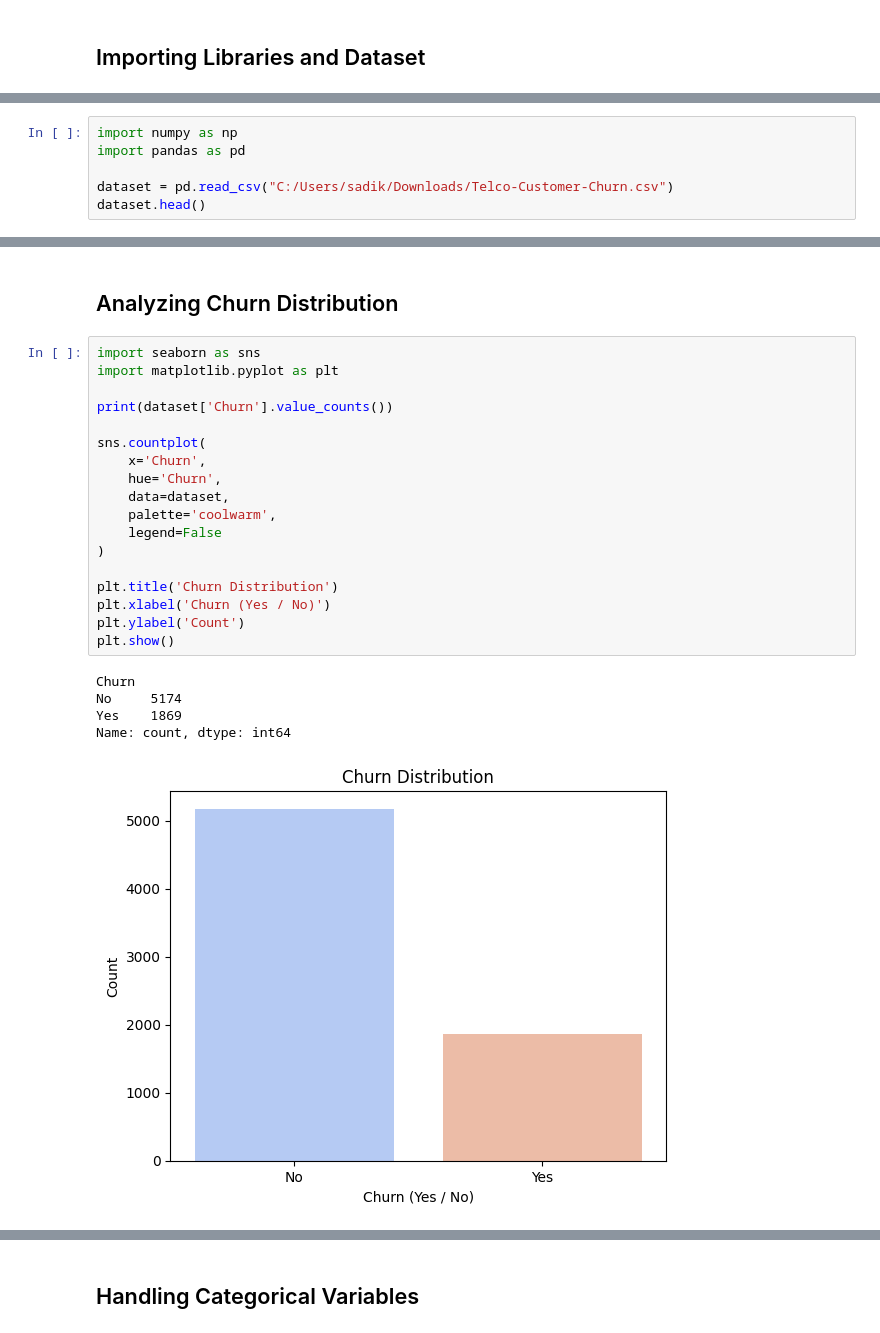
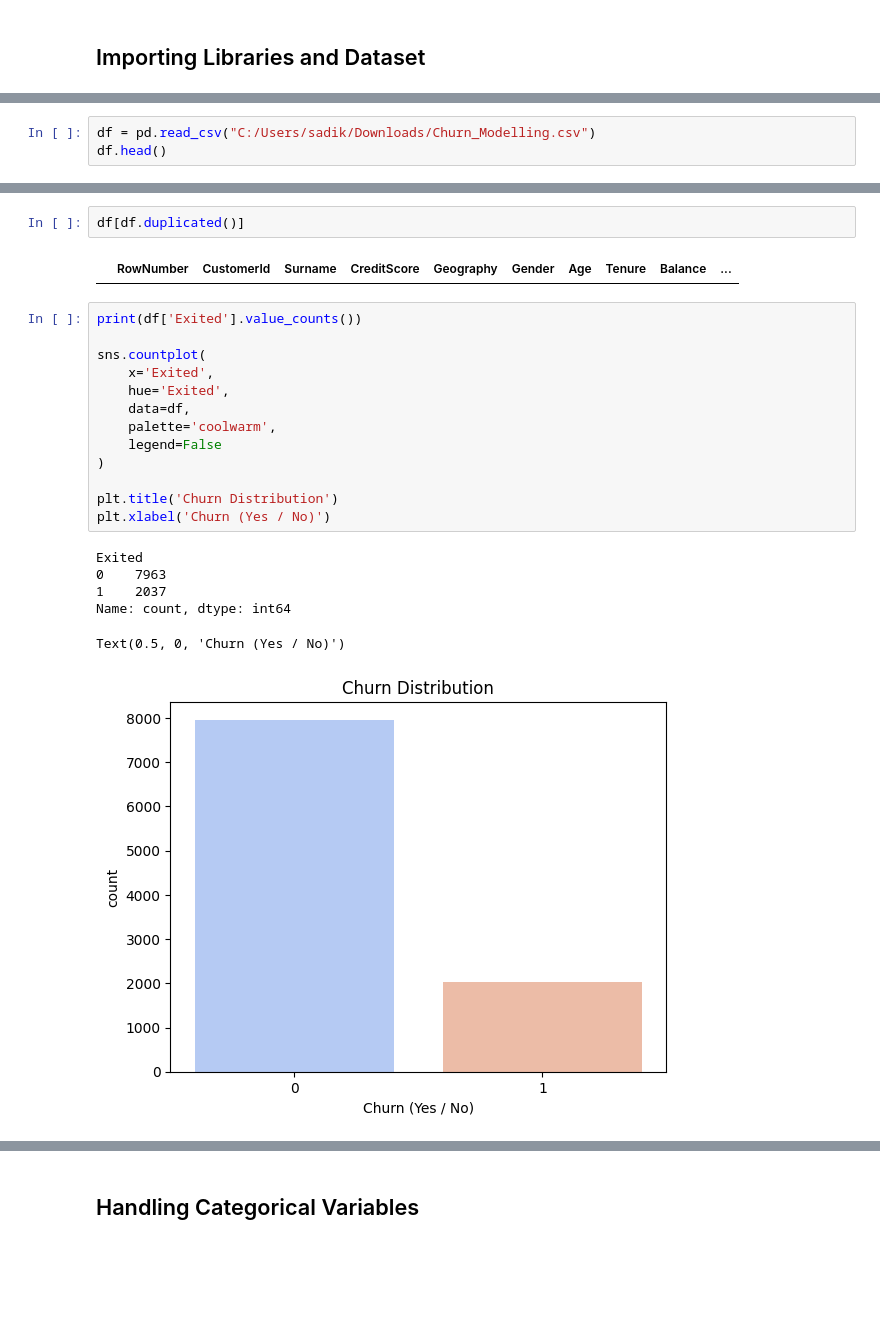
Before and after one commit to Sadikshya211/customer-churn-prediction, a Jupyter notebook: DsProject.ipynb, the cells around one changed output, grey strips where cells are left out. Saved outputs shown, nothing was run; the diff lists cells and outputs as text; blank space fills up the shorter version.

Commit message:
Another dataset

```diff
--- a/DsProject.ipynb
+++ b/DsProject.ipynb
@@ -5,7 +14,4 @@
 # %%
-import numpy as np
-import pandas as pd
-
-dataset = pd.read_csv("C:/Users/sadik/Downloads/Telco-Customer-Churn.csv")
-dataset.head()
+df = pd.read_csv("C:/Users/sadik/Downloads/Churn_Modelling.csv")
+df.head()
 # %% [output]
@@ -42,26 +65,24 @@ max         1.000000    72.000000      118.750000
-# %% [markdown]
-## Analyzing Churn Distribution
+# %%
+df[df.duplicated()]
+# %% [output]
+|  | RowNumber | CustomerId | Surname | CreditScore | Geography | Gender | Age | Tenure | Balance | ... |
 # %%
-import seaborn as sns
-import matplotlib.pyplot as plt
-
-print(dataset['Churn'].value_counts())
+print(df['Exited'].value_counts())
 
 sns.countplot(
-    x='Churn',
-    hue='Churn',
-    data=dataset,
+    x='Exited',
+    hue='Exited',
+    data=df,
     palette='coolwarm',
     legend=False
 )
 
 plt.title('Churn Distribution')
 plt.xlabel('Churn (Yes / No)')
-plt.ylabel('Count')
-plt.show()
 # %% [output]
-Churn
-No     5174
-Yes    1869
+Exited
+0    7963
+1    2037
 Name: count, dtype: int64
+Text(0.5, 0, 'Churn (Yes / No)')
-[figure, old version]
+[figure, new version]
```
Also changed, not shown: parts of 18 cells of this notebook.
